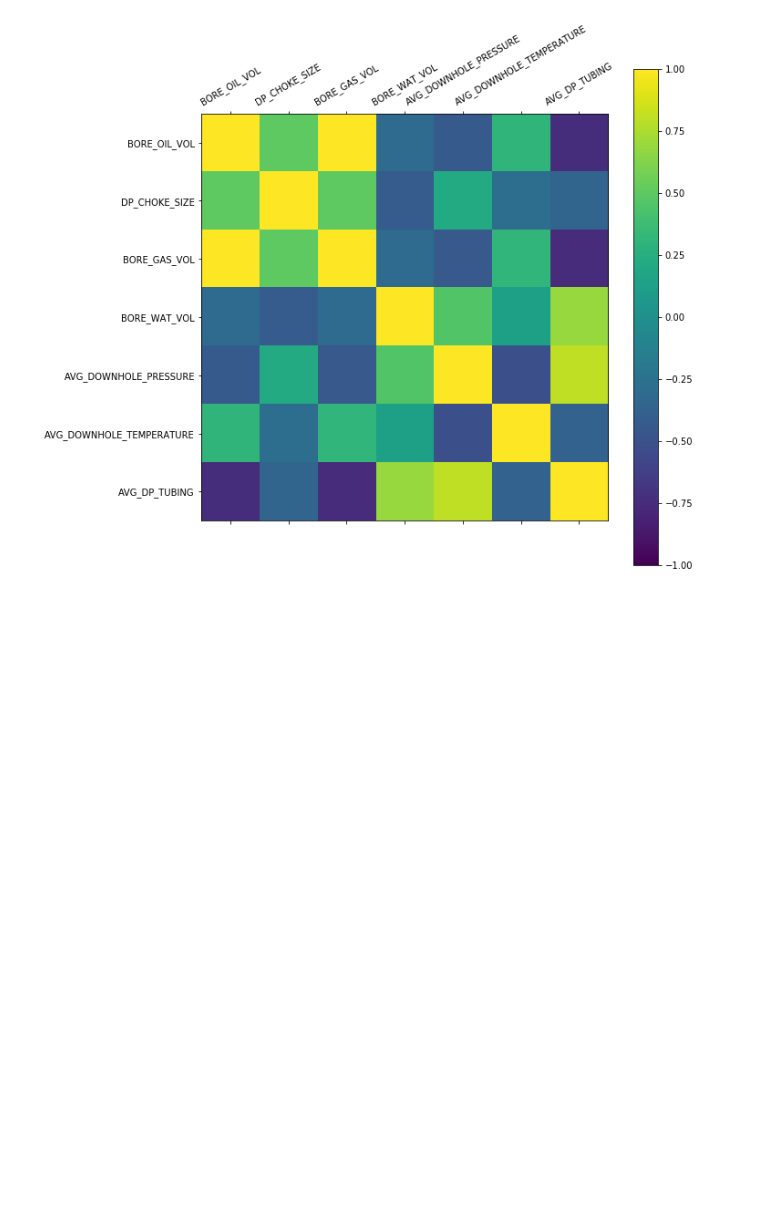
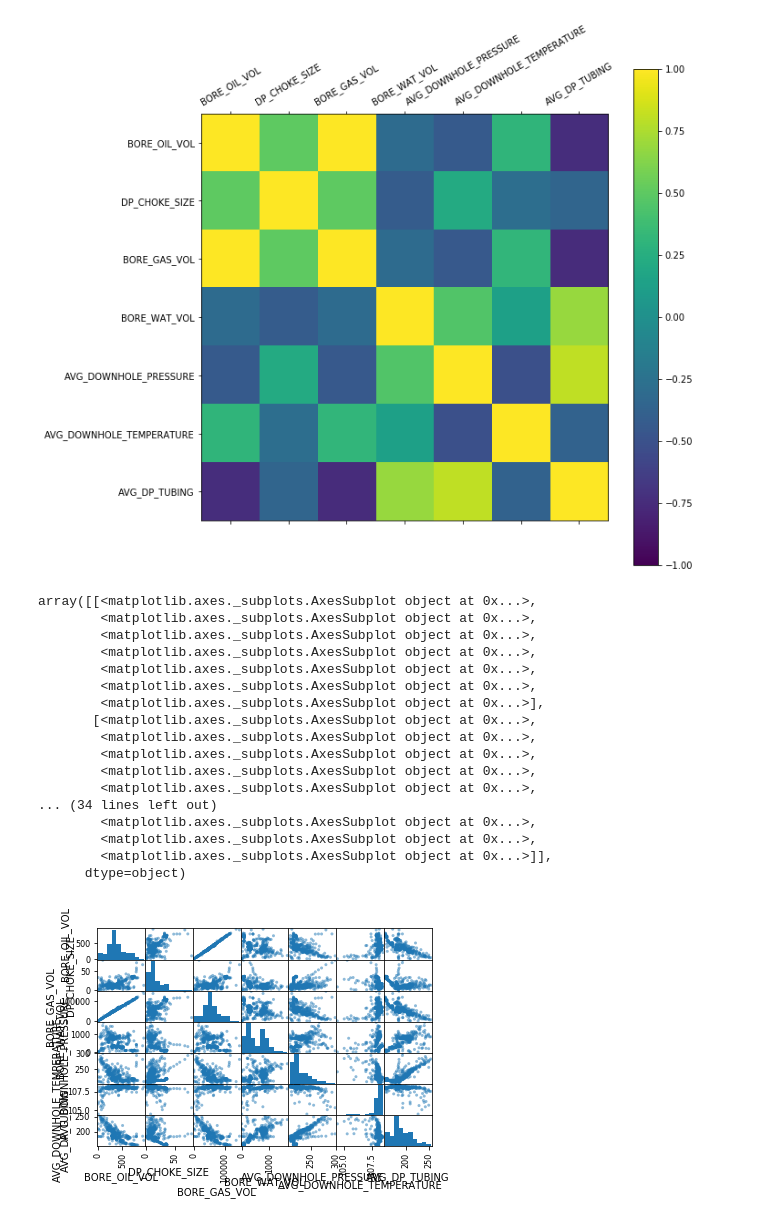
Before and after one commit to csmidt95/Volve-Field-Project, a Jupyter notebook: Volve Correlation Matrix.ipynb, the cells around one changed output. Drawn from its saved outputs; the diff is of its cells as text; code cells hidden in the pictures; blank space fills up the shorter version.

```diff
--- a/Volve Correlation Matrix.ipynb
+++ b/Volve Correlation Matrix.ipynb
@@ -110,3 +173,26 @@ ax.set_yticklabels(columns)
  Text(0,0,'AVG_DOWNHOLE_TEMPERATURE'),
  Text(0,0,'AVG_DP_TUBING')]
 [figure]
+# %%
+scatter_matrix(df_well_1[df_well_1 > 0].loc[:, ['BORE_OIL_VOL', 'DP_CHOKE_SIZE',
+                                 'BORE_GAS_VOL', 'BORE_WAT_VOL', 'AVG_DOWNHOLE_PRESSURE',
+                                 'AVG_DOWNHOLE_TEMPERATURE', 'AVG_DP_TUBING']])
+# %% [output]
+array([[<matplotlib.axes._subplots.AxesSubplot object at 0x...>,
+        <matplotlib.axes._subplots.AxesSubplot object at 0x...>,
+        <matplotlib.axes._subplots.AxesSubplot object at 0x...>,
+        <matplotlib.axes._subplots.AxesSubplot object at 0x...>,
+        <matplotlib.axes._subplots.AxesSubplot object at 0x...>,
+        <matplotlib.axes._subplots.AxesSubplot object at 0x...>,
+        <matplotlib.axes._subplots.AxesSubplot object at 0x...>],
+       [<matplotlib.axes._subplots.AxesSubplot object at 0x...>,
+        <matplotlib.axes._subplots.AxesSubplot object at 0x...>,
+        <matplotlib.axes._subplots.AxesSubplot object at 0x...>,
+        <matplotlib.axes._subplots.AxesSubplot object at 0x...>,
+        <matplotlib.axes._subplots.AxesSubplot object at 0x...>,
+... (34 lines left out)
+        <matplotlib.axes._subplots.AxesSubplot object at 0x...>,
+        <matplotlib.axes._subplots.AxesSubplot object at 0x...>,
+        <matplotlib.axes._subplots.AxesSubplot object at 0x...>]],
+      dtype=object)
+[figure, added]
```
Also changed, not shown: parts of 5 cells of this notebook, 22 other files.
